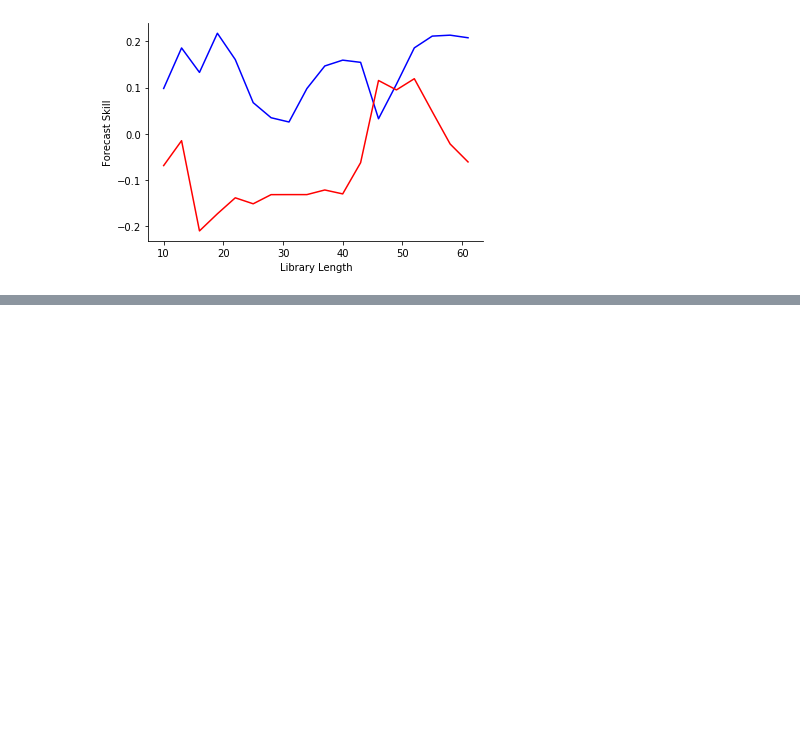
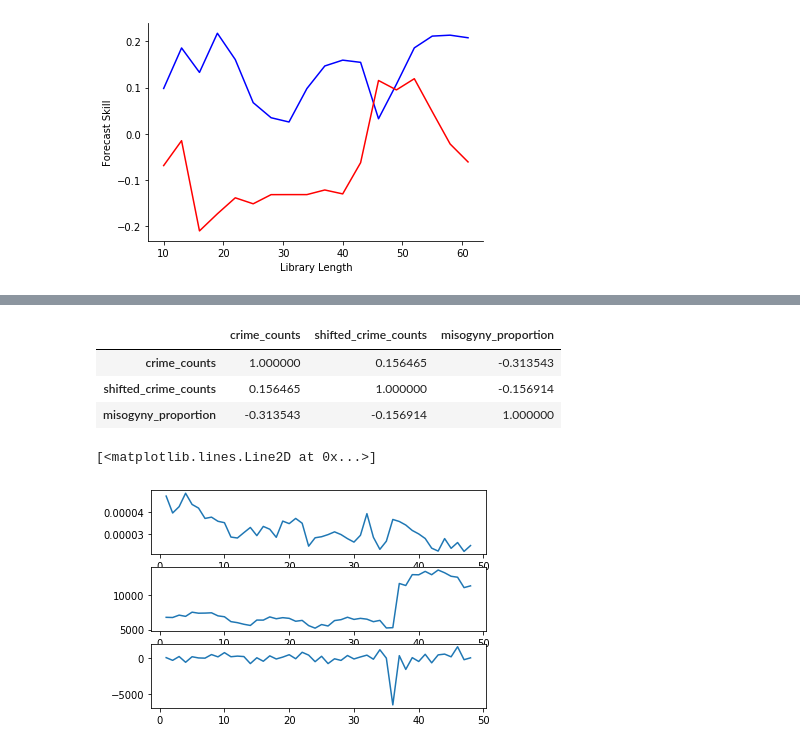
Before and after one commit to cenxi-si/DS-industry-project-group35, a Jupyter notebook: CCM_MisogynyTweet_vs_RapeCount.ipynb, the cells around one changed output, grey strips where cells are left out. Saved outputs shown, nothing was run; the diff lists cells and outputs as text; code cells hidden in the pictures; blank space fills up the shorter version.

```diff
--- a/CCM_MisogynyTweet_vs_RapeCount.ipynb
+++ b/CCM_MisogynyTweet_vs_RapeCount.ipynb
@@ -467,0 +705,10 @@ sns.despine()
+# %%
+data = pd.read_csv('merged_data.csv',index_col=0)
+data = pd.merge(data, crime_agg, left_on=['USstate', 'year', 'month'],
+         right_on=['USstate', 'year', 'month'], how='right')
+data = data.groupby(['year','month']).sum()
+data['shifted_crime_counts'] = data['crime_counts'] - data['crime_counts'].shift(-1)
+data['shifted_crime_counts'] = data['shifted_crime_counts'].fillna(0)
+data['misogyny_proportion'] = data['nTweets_y'] / data['nTweets_x']
+data = data.drop(columns=['nTweets_x','nTweets_y','Number of establishments (ESTAB)','actual_rape_total','population','cost_of_living_index'])
+data.head()
@@ -467,0 +723,20 @@ sns.despine()
+# %%
+corr = data.corr() #reference correlation
+corr
+# %% [output]
+|  | crime_counts | shifted_crime_counts | misogyny_proportion |
+| crime_counts | 1.000000 | 0.156465 | -0.313543 |
+| shifted_crime_counts | 0.156465 | 1.000000 | -0.156914 |
+| misogyny_proportion | -0.313543 | -0.156914 | 1.000000 |
+# %%
+x1_tweet = data['misogyny_proportion'].to_numpy()
+x2_crime = data['crime_counts'].to_numpy()
+x3_shifted_crime = data['shifted_crime_counts'].to_numpy()
+
+fig,ax = plt.subplots(nrows=3,sharex=False,sharey=False)
+ax[0].plot(np.arange(1,49),x1_tweet)
+ax[1].plot(np.arange(1,49),x2_crime)
+ax[2].plot(np.arange(1,49),x3_shifted_crime)
+# %% [output]
+[<matplotlib.lines.Line2D at 0x...>]
+[figure, added]
```
Also changed, not shown: parts of 36 cells of this notebook.
